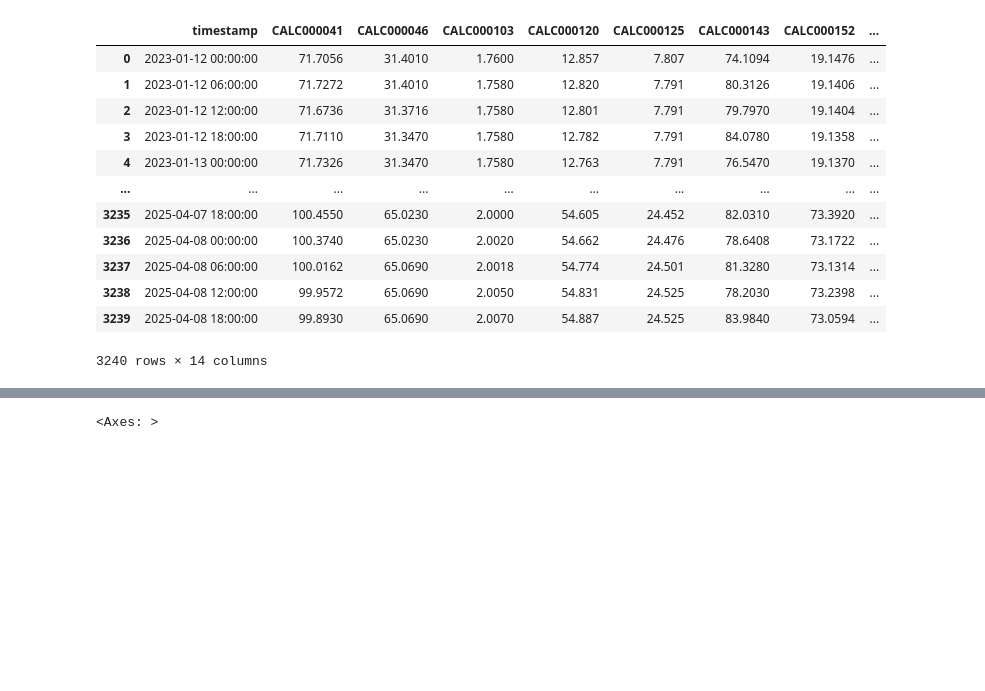
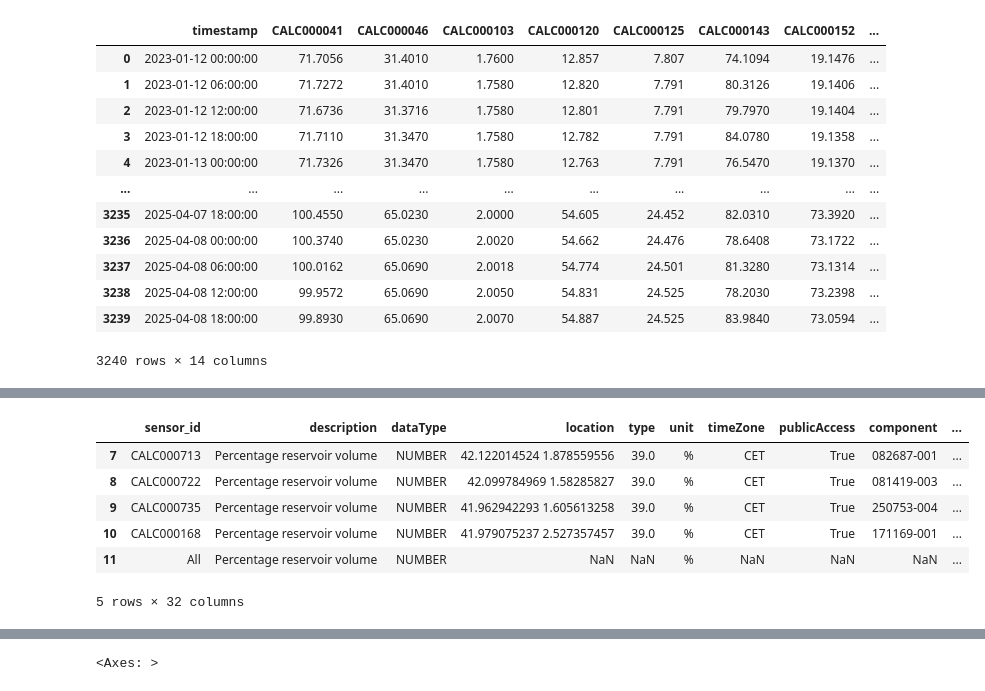
Before and after one commit to jordijumilla/catalonia-water-resource-daily-monitoring, a Jupyter notebook: investigate.ipynb, the cells around one changed output, grey strips where cells are left out. Saved outputs shown, nothing was run; the diff lists cells and outputs as text; code cells hidden in the pictures; blank space fills up the shorter version.

```diff
--- a/investigate.ipynb
+++ b/investigate.ipynb
@@ -154,0 +207,14 @@ for idx, response in enumerate(responses):
+# %%
+new_row = {"sensor_id": "All", "description": "Percentage reservoir volume", "dataType": "NUMBER", "unit": "%"}#  {col: "" for col in df_reservoirs_metadata.columns}
+new_row["info_reservoir_max_capacity_(hm3)"] = df_reservoirs_metadata["info_reservoir_max_capacity_(hm3)"].sum()
+df_reservoirs_metadata = pd.concat([df_reservoirs_metadata, pd.DataFrame([new_row])], ignore_index=True)
+
+df_reservoirs_metadata.tail()
+# %% [output]
+|  | sensor_id | description | dataType | location | type | unit | timeZone | publicAccess | component | ... |
+| 7 | CALC000713 | Percentage reservoir volume | NUMBER | 42.122014524 1.878559556 | 39.0 | % | CET | True | 082687-001 | ... |
+| 8 | CALC000722 | Percentage reservoir volume | NUMBER | 42.099784969 1.58285827 | 39.0 | % | CET | True | 081419-003 | ... |
+| 9 | CALC000735 | Percentage reservoir volume | NUMBER | 41.962942293 1.605613258 | 39.0 | % | CET | True | 250753-004 | ... |
+| 10 | CALC000168 | Percentage reservoir volume | NUMBER | 41.979075237 2.527357457 | 39.0 | % | CET | True | 171169-001 | ... |
+| 11 | All | Percentage reservoir volume | NUMBER | NaN | NaN | % | NaN | NaN | NaN | ... |
+5 rows × 32 columns
```
Also changed, not shown: parts of 13 cells of this notebook, 4 other files.
